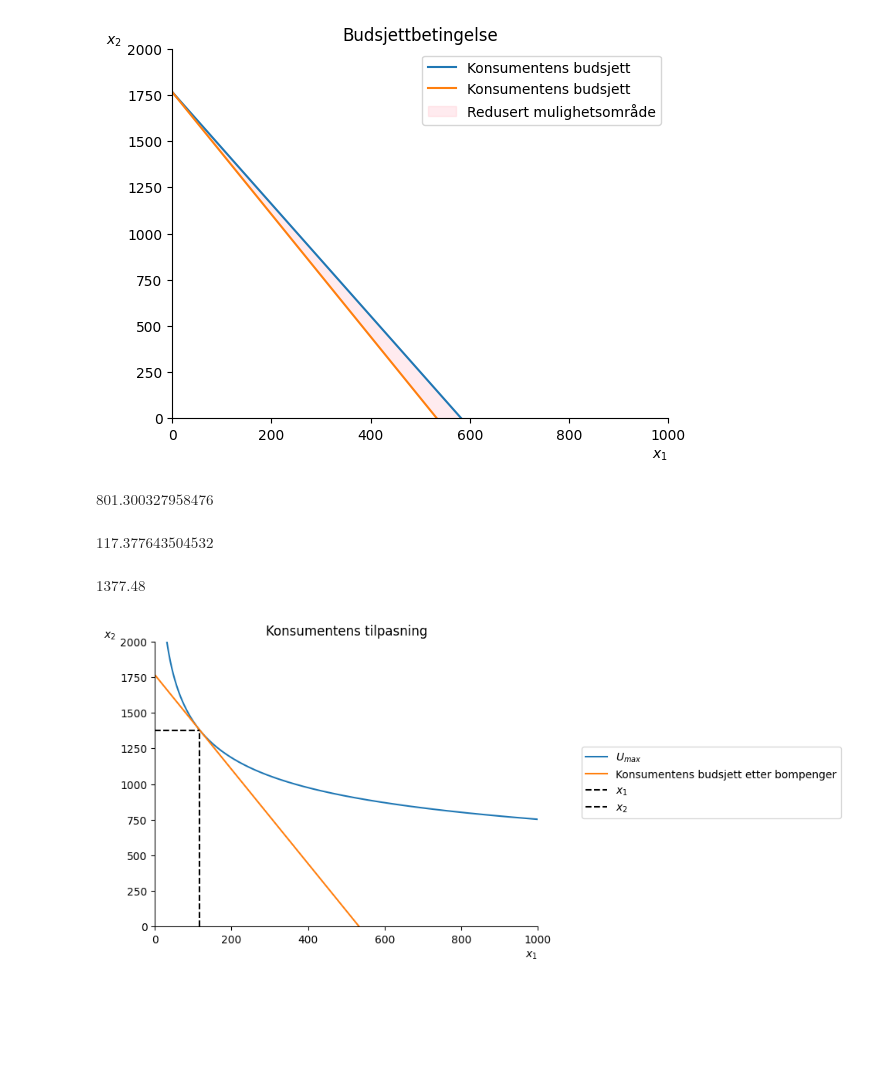
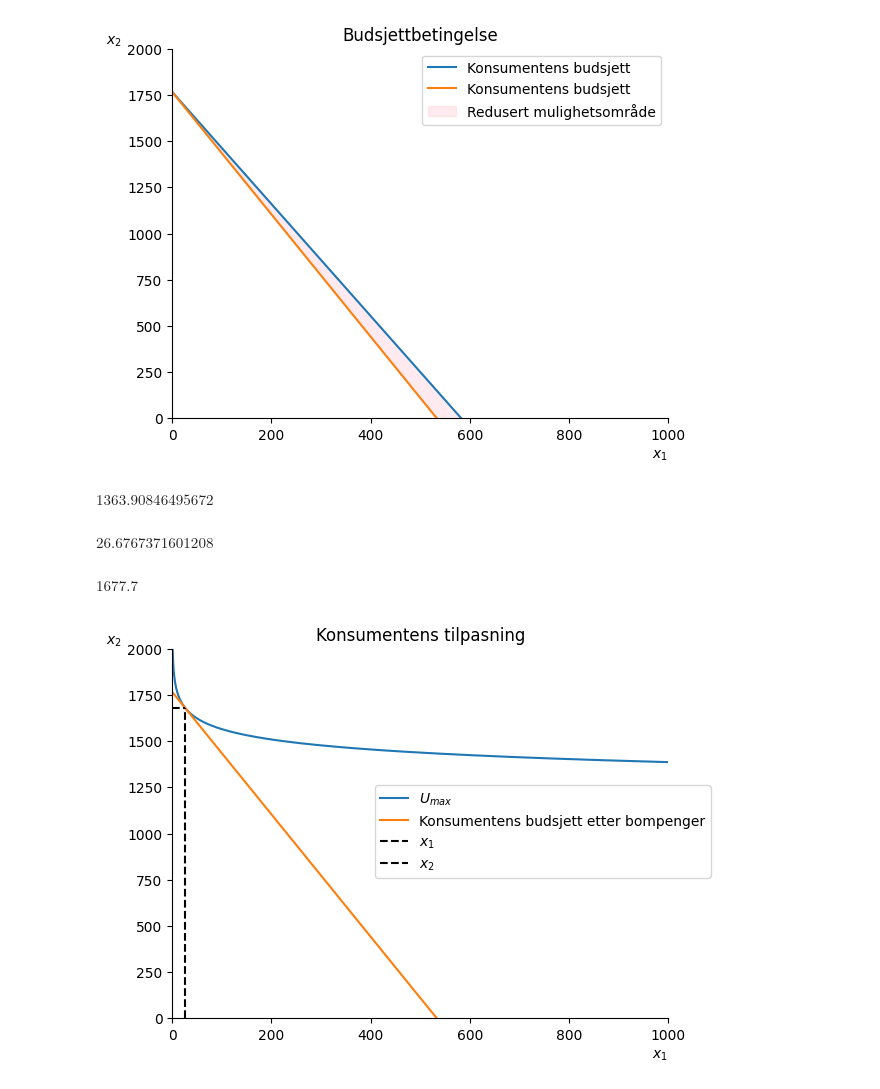
Before and after one commit to loopdiggaz/SOK-1006, a Jupyter notebook: Mappe2/mappeoppgave2_61.ipynb, the cells around one changed output. Saved outputs shown, nothing was run; the diff lists cells and outputs as text; code cells hidden in the pictures; blank space fills up the shorter version.

```diff
--- a/Mappe2/mappeoppgave2_61.ipynb
+++ b/Mappe2/mappeoppgave2_61.ipynb
@@ -105,17 +109,17 @@ Figur 1.2 viser trafikkmengden per dag i 3 uker etter innføringen av bompenger.
 df_buss = pd.read_csv("https://raw.githubusercontent.com/uit-sok-1006-v23/uit-sok-1006-v23.github.io/main/data/antall%20p%C3%A5stigende.csv", parse_dates=['date'], dayfirst=True)
 # %%
 df_buss = pd.read_csv("https://raw.githubusercontent.com/uit-sok-1006-v23/uit-sok-1006-v23.github.io/main/data/antall%20p%C3%A5stigende.csv", parse_dates=['date'], dayfirst=True)
-df_buss = df_buss[(df_buss['date'] >= '2022-08-01') & (df_buss['date'] <= '2023-04-30')]
 
-df_buss = df_buss.groupby(['date'])['Påstigende'].sum()
-df_buss = df_buss.to_frame()
-df_buss = df_buss.reset_index()
+df_buss2022 = df_buss[(df_buss['date'] >= '2022-01-01') & (df_buss['date'] <= '2022-04-30')]
+df_buss2022 = df_buss2022.groupby(['date'])['Påstigende'].sum()
+df_buss2022 = df_buss2022.to_frame()
+df_buss2022 = df_buss2022.reset_index()
 
-df_måned = df_buss.groupby(df_buss['date'].dt.strftime('%B'))['Påstigende'].sum()
+df_måned = df_buss2022.groupby(df_buss2022['date'].dt.strftime('%B'))['Påstigende'].sum()
 df_måned = df_måned.to_frame()
 df_måned = df_måned.reset_index()
 df_måned['Påstigende'] = df_måned['Påstigende'].div(10)
-months = ["August","September","October","November","December","January", "February", "March", "April"]
+months = ["January","February","March","April"]
 df_måned['date'] = pd.Categorical(df_måned['date'], categories= months, ordered=True)
 df_måned.sort_values(by='date', inplace=True)
 
@@ -129,13 +133,10 @@ months2 = ["January", "February", "March", "April"]
 df_måned2['date'] = pd.Categorical(df_måned2['date'], categories= months2, ordered=True)
 df_måned2.sort_values(by='date', inplace=True)
 
-fig, ax = plt.subplots()
-ax.spines['top'].set_color('none')
-ax.spines['right'].set_color('none')
-ax.set_xlabel('Figur 1.3')
-ax.bar(df_måned['date'],df_måned["Påstigende"], width = 0.5)
-ax.bar(df_måned2['date'],df_måned2["Påstigende"], width = 0.5, label = 'Etter bompenger')
-ax.set_title('Antall påstigenede på buss før og etter bompenger')
-ax.legend(loc= 'best')
-plt.xticks(rotation=20);
+fig, (ax1,ax2) = plt.subplots(1,2,sharey=True)
+ax1.bar(df_måned['date'],df_måned["Påstigende"], width = 0.5 ,color = 'red',label = 'Før bompenger')
+ax2.bar(df_måned2['date'],df_måned2["Påstigende"], width = 0.5 , color='blue',label = 'Etter bompenger')
+ax1.set_title('Sammenligning påstigende på buss 2022 og 2023', loc = 'left')
+ax2.legend(bbox_to_anchor=(1.1,0.46))
+ax1.legend(bbox_to_anchor=(3.06,0.55));
 # %% [output]
@@ -318,7 +322,7 @@ U_max=U.subs([(x_1,x_1_eq),(x_2,x_2_eq)])
 # Vi kan bruke tall i et oppslag for å regne numeriske verdier
 # her er et eksempel
 # la oss lage noen tall i et oppslag
-in_dict = {"a":.22,"b":.78,"m":1766,"p_1":3.31,"p_2":1}
+in_dict = {"a":0,"b":1,"m":1766,"p_1":3.31,"p_2":1}
 
 # Vi bruker disse tallene til å finne nytten som oppnås samt etterspørsel
 
@@ -334,38 +338,38 @@ x_2_num=sp.sympify(x_2_eq).evalf(subs={a:in_dict['a'], b:in_dict['b'], m:in_dict
 
 # finn verdien for U_max, x_1_eq og x_2_eq
 
-nytte = U_max.subs([(a,.22),(b,.78),(m,1766),(p_1,3.31),(p_2,1)])
-x_1_num = x_1_eq.subs([(a,.22),(b,.78),(m,1766),(p_1,3.31),(p_2,1)])
-x_2_num = x_2_eq.subs([(a,.22),(b,.78),(m,1766),(p_1,3.31),(p_2,1)])
+nytte = U_max.subs([(a,0.05),(b,0.95),(m,1766),(p_1,3.31),(p_2,1)])
+x_1_num = x_1_eq.subs([(a,0.05),(b,0.95),(m,1766),(p_1,3.31),(p_2,1)])
+x_2_num = x_2_eq.subs([(a,0.05),(b,0.95),(m,1766),(p_1,3.31),(p_2,1)])
 
 display(nytte)
 display(x_1_num)
 display(x_2_num)
 # %% [output]
-$\displaystyle 801.300327958476$
+$\displaystyle 1363.90846495672$
-$\displaystyle 117.377643504532$
+$\displaystyle 26.6767371601208$
-$\displaystyle 1377.48$
+$\displaystyle 1677.7$
 # %%
 # nå kan vi plotte
 
 fig, ax=create_ax()
 
 # plott funksjonene
 
-ax.plot(x, indiff_x_2(nytte,.22,.78,x), label='$U_{max}$')
+ax.plot(x, indiff_x_2(nytte,.05,0.95,x), label='$U_{max}$')
 ax.plot(x, budsjett(1766, 3.31, 1, x), label = 'Konsumentens budsjett etter bompenger')
 
-#ax.plot(x, indiff_x_2(nytte,.22,.78,x), label='$U_{max}$')
+#ax.plot(x, indiff_x_2(nytte,.05,.95,x), label='$U_{max}$')
 #ax.plot(x, budsjett(1766, 3.02, 1, x), label = 'Konsumentens budsjett før bompenger')
 
 # tegn inn tilpasningen
 
 ax.vlines(x_1_num,0,x_2_num, color='black',ls='dashed', label='$x_1$')
 ax.hlines(x_2_num,0,x_1_num, color='black',ls='dashed', label='$x_2$')
 # tittel
 ax.set_title('Konsumentens tilpasning')
 
 #vis navnene:
 ax.legend(bbox_to_anchor=(1.1,0.65));
 # %% [output]
-[figure, old version]
+[figure, new version]
```
Also changed, not shown: parts of 5 cells of this notebook.
